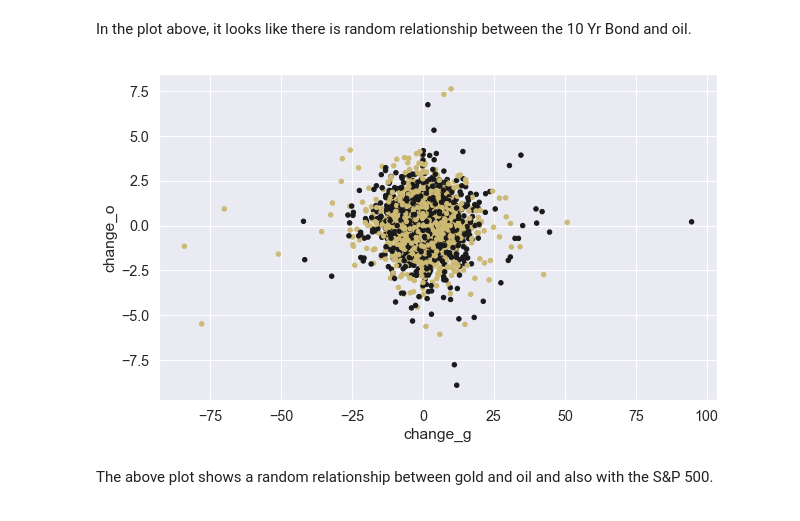
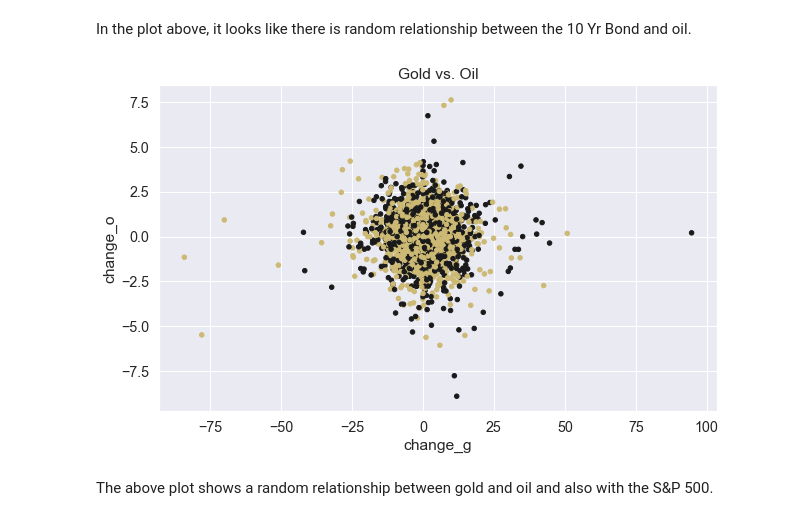
Before and after one commit to etterfred/Thinkful, a Jupyter notebook: final_capstone_Fred_Etter.ipynb, the cells around one changed output. Saved outputs shown, nothing was run; the diff lists cells and outputs as text; code cells hidden in the pictures.

```diff
--- a/final_capstone_Fred_Etter.ipynb
+++ b/final_capstone_Fred_Etter.ipynb
@@ -1775,10 +1812,10 @@ In the plot above, it looks like there is random relationship between the 10 Yr
 # %%
 # if 1, yellow; otherwise black:
 colors = np.where(df_all["binary"] == 1,'y','k')
-df_all.plot.scatter(x="change_g", y="change_o", c=colors)
+df_all.plot.scatter(x="change_g", y="change_o", c=colors, title='Gold vs. Oil')
 plt.show()
 # %% [output]
-[figure, old version]
+[figure, new version]
 # %% [markdown]
 The above plot shows a random relationship between gold and oil and also with the S&P 500.
 # %% [markdown]
```
Also changed, not shown: parts of 16 cells of this notebook.
